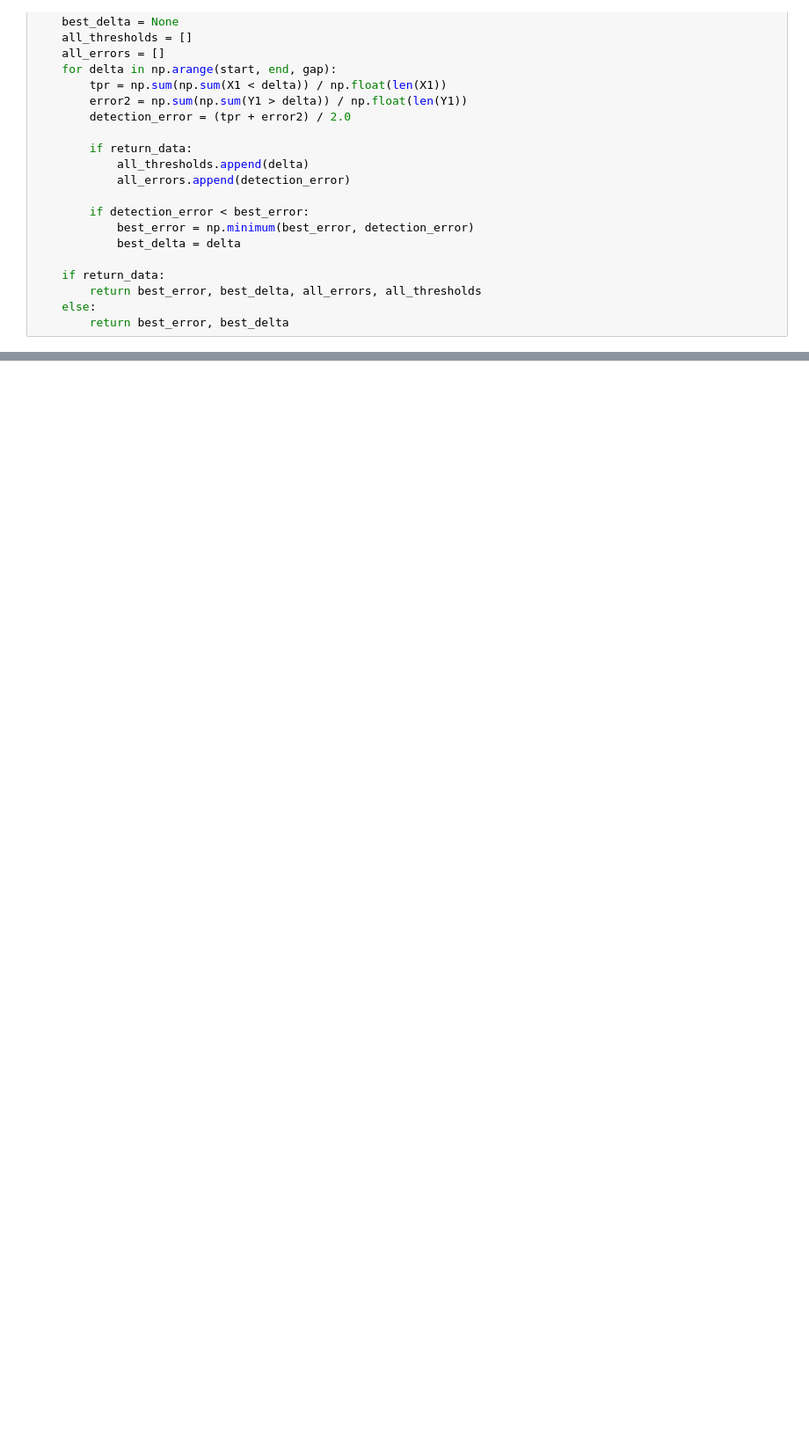
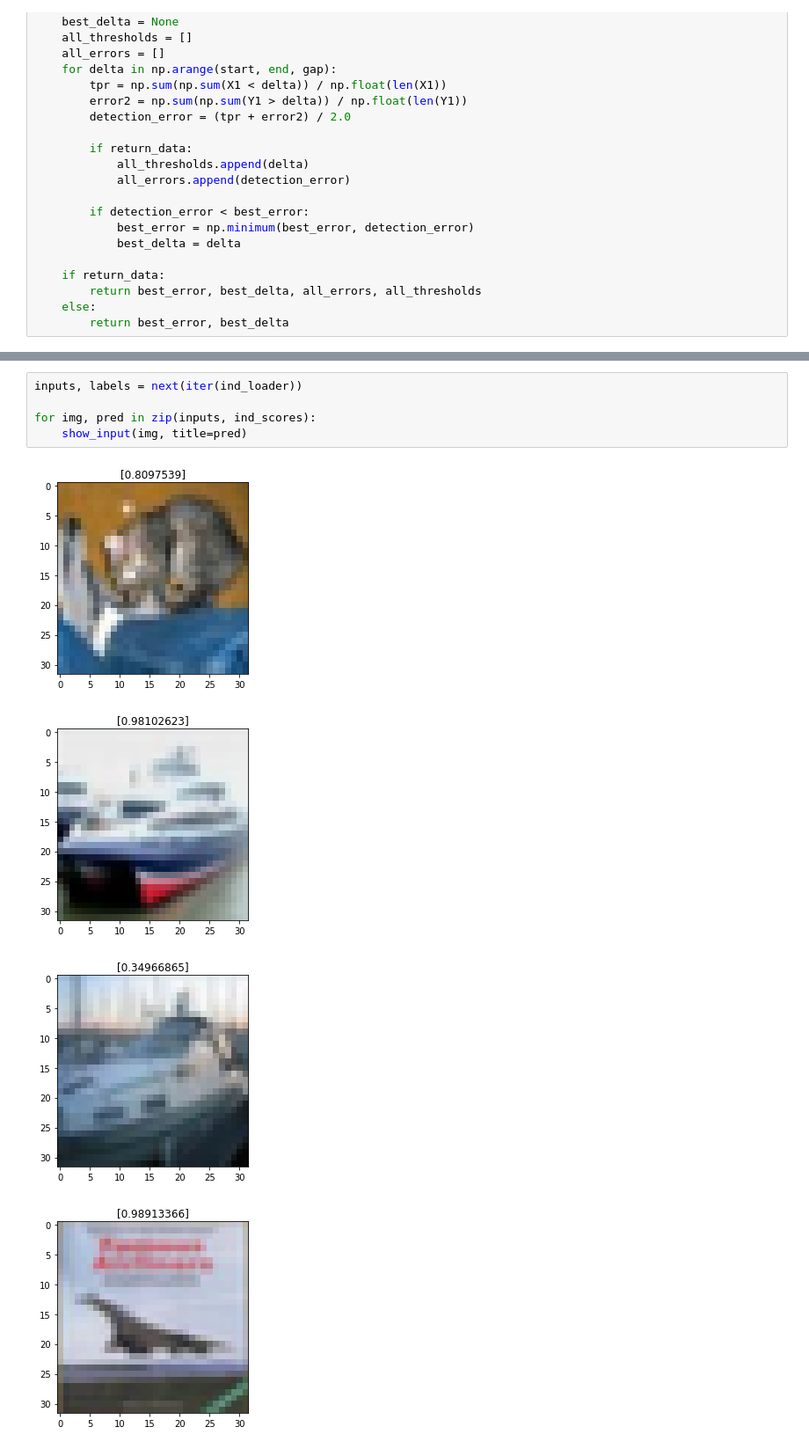
Before and after one commit to AstrakhantsevaAA/confidence_estimation_resnet, a Jupyter notebook: ood_detection_resnet.ipynb, the cells around one changed output, grey strips where cells are left out. Shown at 88% size. Drawn from its saved outputs; the diff is of its cells as text; blank space fills up the shorter version.

```diff
--- a/ood_detection_resnet.ipynb
+++ b/ood_detection_resnet.ipynb
@@ -309,0 +348,10 @@ AUPR_OUT (higher is better):  0.7689771420979533
+# %%
+inputs, labels = next(iter(ind_loader))
+
+for img, pred in zip(inputs, ind_scores):
+    show_input(img, title=pred)
+# %% [output]
+[figure, added]
+[figure, added]
+[figure, added]
+[figure, added]
```
Also changed, not shown: parts of 12 cells of this notebook.
